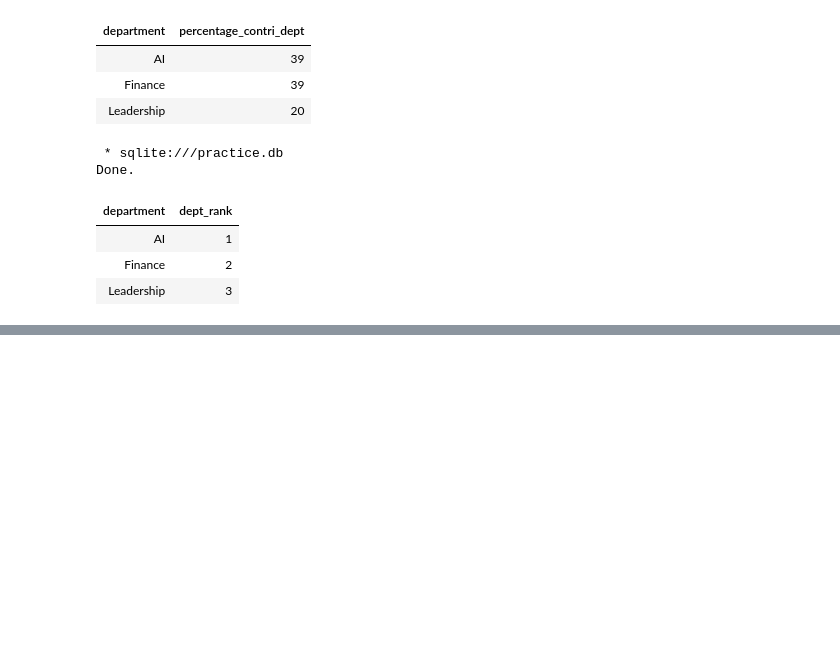
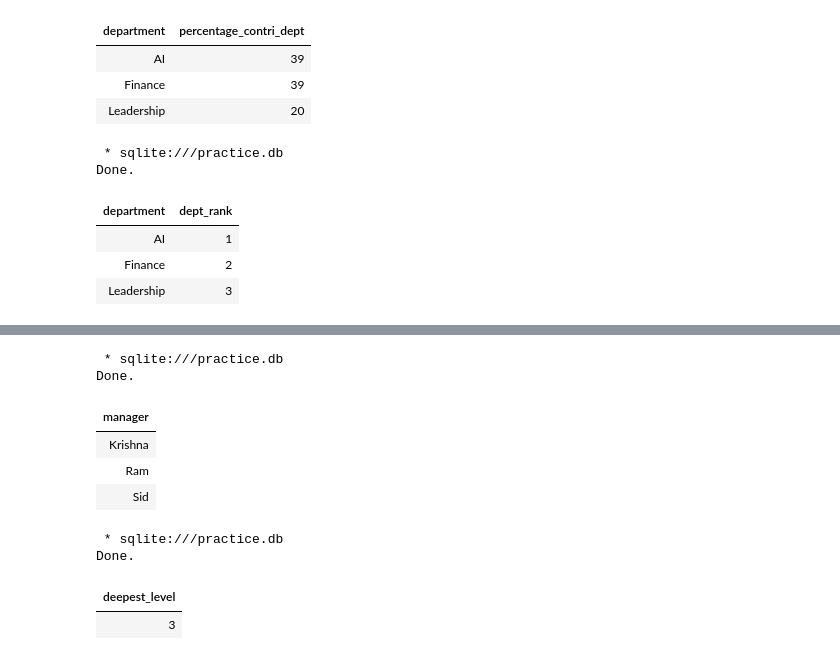
Before and after one commit to sidgun8/Personal-Hardwork, a Jupyter notebook: sqlpractise.ipynb, the cells around one changed output, grey strips where cells are left out. Saved outputs shown, nothing was run; the diff lists cells and outputs as text; code cells hidden in the pictures; blank space fills up the shorter version.

```diff
--- a/sqlpractise.ipynb
+++ b/sqlpractise.ipynb
@@ -2357,0 +2422,40 @@ Done.
+# %%
+%%sql
+
+WITH manager_table AS (
+
+    SELECT e.emp_name AS employee,
+           m.emp_name AS manager,
+           e.salary AS employee_salary,
+           m.salary AS manager_salary,
+           e.department AS emp_dept,
+           m.department AS mng_dept
+
+    FROM employee_manager e
+    JOIN employee_manager m
+    ON m.emp_id = e.manager_id
+),
+
+team_sals AS (
+
+    SELECT manager,
+
+           SUM(employee_salary) OVER (
+               PARTITION BY manager
+           ) AS team_sal_sum,
+
+           AVG(employee_salary) OVER () AS company_avg_salary
+
+    FROM manager_table
+)
+
+SELECT DISTINCT manager
+FROM team_sals
+WHERE team_sal_sum > company_avg_salary;
+# %% [output]
+ * sqlite:///practice.db
+Done.
+| manager |
+| Krishna |
+| Ram |
+| Sid |
@@ -2357,0 +2481,35 @@ Done.
+# %%
+%%sql
+
+WITH RECURSIVE hierarchy AS (
+
+    -- Base Case
+    SELECT emp_id,
+           emp_name,
+           manager_id,
+           1 AS level
+
+    FROM employee_manager
+    WHERE manager_id IS NULL
+
+    UNION ALL
+
+    -- Recursive Step
+    SELECT e.emp_id,
+           e.emp_name,
+           e.manager_id,
+           h.level + 1
+
+    FROM employee_manager e
+    JOIN hierarchy h
+    ON e.manager_id = h.emp_id
+
+)
+
+SELECT MAX(level) AS deepest_level
+FROM hierarchy;
+# %% [output]
+ * sqlite:///practice.db
+Done.
+| deepest_level |
+| 3 |
```
Also changed, not shown: parts of 2 cells of this notebook, 1 other file.
